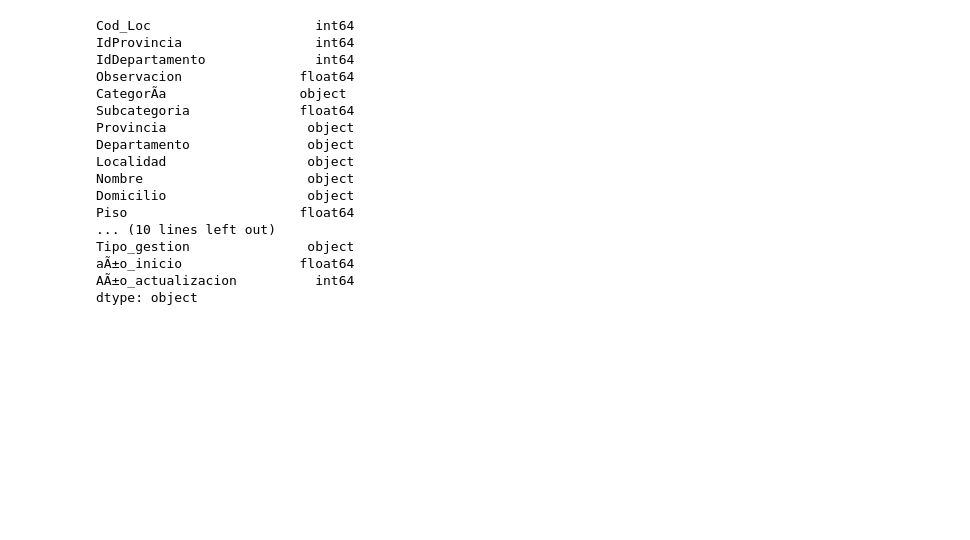
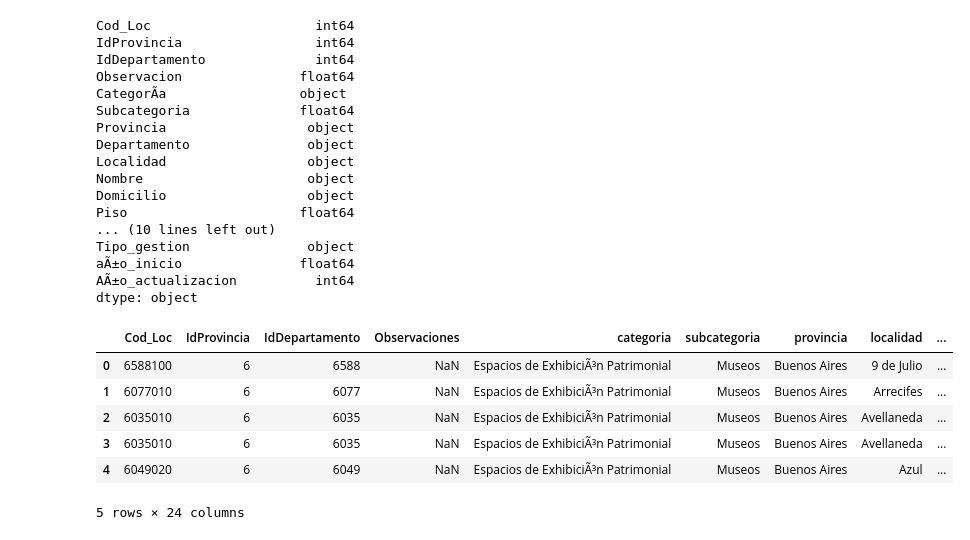
Before and after one commit to yesicadematos/Data-Analyst, a Jupyter notebook: prueba/prueba_2.ipynb, the cells around one changed output. Drawn from its saved outputs; the diff is of its cells as text; code cells hidden in the pictures; blank space fills up the shorter version.

```diff
--- a/prueba/prueba_2.ipynb
+++ b/prueba/prueba_2.ipynb
@@ -9,9 +9,9 @@ url2 = "https://datos.cultura.gob.ar/dataset/37305de4-3cce-4d4b-9d9a-fec3ca61d09
 url3 = "https://datos.cultura.gob.ar/dataset/37305de4-3cce-4d4b-9d9a-fec3ca61d09f/resource/01c6c048-dbeb-44e0-8efa-6944f73715d7/download/biblioteca_popular.csv"
 #url4 = "https://datos.cultura.gob.ar/dataset/37305de4-3cce-4d4b-9d9a-fec3ca61d09f/resource/4207def0-2ff7-41d5-9095-d42ae8207a5d/download/museos_datosabiertos.csv"
 #url5 = "https://datos.cultura.gob.ar/dataset/37305de4-3cce-4d4b-9d9a-fec3ca61d09f/resource/456d1087-87f9-4e27-9c9c-1d9734c7e51d/download/biblioteca_especializada.csv"
-r = requests.get(url3)
-#r = requests.get(url2)
-#r = requests.get(url3)
+# r = requests.get(url1)
+r = requests.get(url2)
+# r = requests.get(url3)
 date= r.text
 #df = pd.DataFrame(r)
 #df = pd.read_csv("https://datos.cultura.gob.ar/dataset/37305de4-3cce-4d4b-9d9a-fec3ca61d09f/resource/456d1087-87f9-4e27-9c9c-1d9734c7e51d/download/biblioteca_especializada.csv"
@@ -82,3 +82,17 @@ Tipo_gestion               object
 aÃ±o_inicio               float64
 AÃ±o_actualizacion          int64
 dtype: object
+# %%
+
+with open('./museos.csv', 'w+', encoding='UTF-8') as f :
+    f.write(date)
+df = pd.read_csv('./museos.csv', sep=',')
+df.head()
+# %% [output]
+|  | Cod_Loc | IdProvincia | IdDepartamento | Observaciones | categoria | subcategoria | provincia | localidad | ... |
+| 0 | 6588100 | 6 | 6588 | NaN | Espacios de ExhibiciÃ³n Patrimonial | Museos | Buenos Aires | 9 de Julio | ... |
+| 1 | 6077010 | 6 | 6077 | NaN | Espacios de ExhibiciÃ³n Patrimonial | Museos | Buenos Aires | Arrecifes | ... |
+| 2 | 6035010 | 6 | 6035 | NaN | Espacios de ExhibiciÃ³n Patrimonial | Museos | Buenos Aires | Avellaneda | ... |
+| 3 | 6035010 | 6 | 6035 | NaN | Espacios de ExhibiciÃ³n Patrimonial | Museos | Buenos Aires | Avellaneda | ... |
+| 4 | 6049020 | 6 | 6049 | NaN | Espacios de ExhibiciÃ³n Patrimonial | Museos | Buenos Aires | Azul | ... |
+5 rows × 24 columns
```
Also changed, not shown: parts of 2 cells of this notebook, 2 other files.
